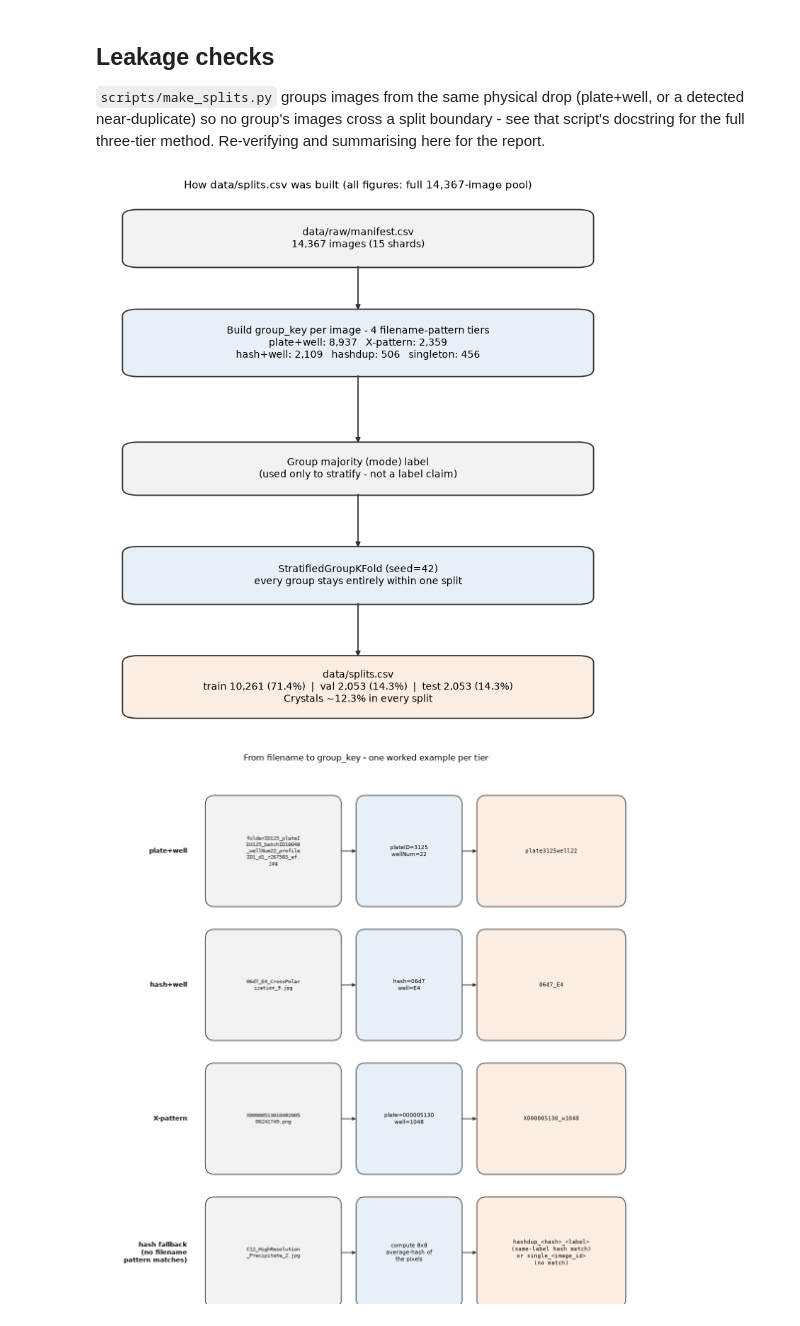
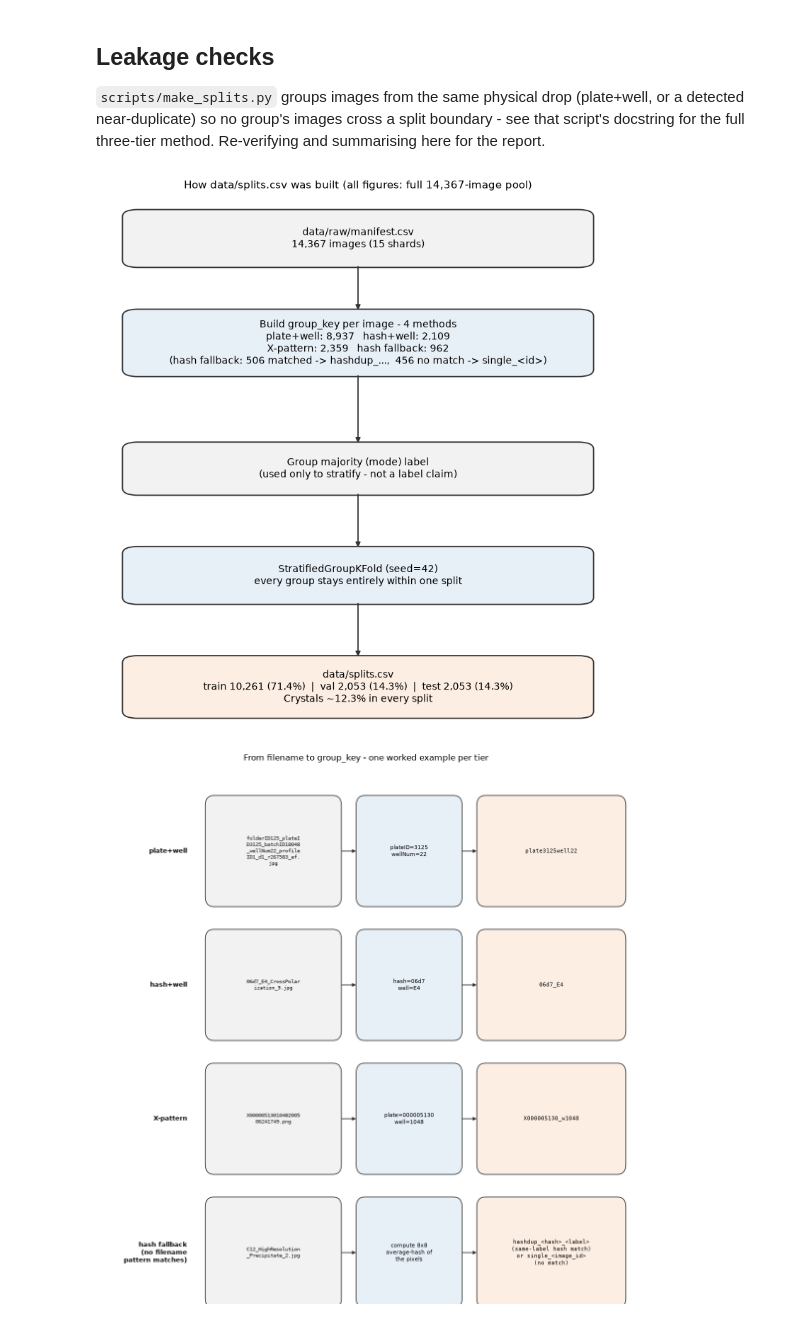
Before and after one commit to chamikaKity/Automated-Triage-of-Protein-Crystallisation-Images, a Jupyter notebook: notebooks/01_eda.ipynb, the cells around one changed output. Saved outputs shown, nothing was run; the diff lists cells and outputs as text; code cells hidden in the pictures.

```diff
--- a/notebooks/01_eda.ipynb
+++ b/notebooks/01_eda.ipynb
@@ -220,37 +220,38 @@ fig, ax = plt.subplots(figsize=(7.5, 8))
 ax.set_xlim(0, 10)
 ax.set_ylim(0, 20)
 ax.axis("off")
 ax.set_title("How data/splits.csv was built (all figures: full 14,367-image pool)", fontsize=11, pad=10)
 
 pipeline_box(ax, 17.2, 2.2, "data/raw/manifest.csv\n14,367 images (15 shards)")
 pipeline_arrow(ax, 17.2, 15.2)
 
 pipeline_box(ax, 12.6, 2.6,
-             "Build group_key per image - 4 filename-pattern tiers\n"
-             "plate+well: 8,937   X-pattern: 2,359\n"
-             "hash+well: 2,109   hashdup: 506   singleton: 456",
+             "Build group_key per image - 4 methods\n"
+             "plate+well: 8,937   hash+well: 2,109\n"
+             "X-pattern: 2,359   hash fallback: 962\n"
+             "(hash fallback: 506 matched -> hashdup_...,  456 no match -> single_<id>)",
              facecolor="#E8F0F7")
 pipeline_arrow(ax, 12.6, 9.6)
 
 pipeline_box(ax, 7.6, 2.0, "Group majority (mode) label\n(used only to stratify - not a label claim)")
 pipeline_arrow(ax, 7.6, 5.2)
 
 pipeline_box(ax, 3.0, 2.2,
              "StratifiedGroupKFold (seed=42)\nevery group stays entirely within one split",
              facecolor="#E8F0F7")
 pipeline_arrow(ax, 3.0, 0.6)
 
 pipeline_box(ax, -1.8, 2.4,
              "data/splits.csv\ntrain 10,261 (71.4%)  |  val 2,053 (14.3%)  |  test 2,053 (14.3%)\n"
              "Crystals ~12.3% in every split",
              facecolor="#FCEEE3")
 
 ax.set_ylim(-2.2, 20)
 plt.tight_layout()
 fig.savefig(FIGURES_DIR / "q1_split_pipeline.png", dpi=150, bbox_inches="tight")
 plt.show()
 # %% [output]
-[figure, old version]
+[figure, new version]
 # %%
 import textwrap
 
```
Also changed, not shown: 1 other file.
